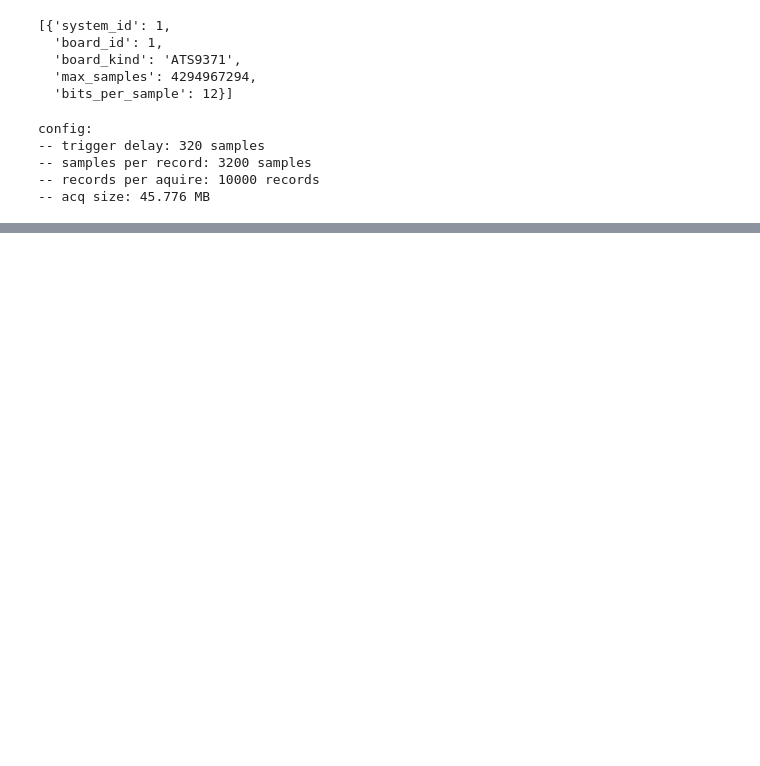
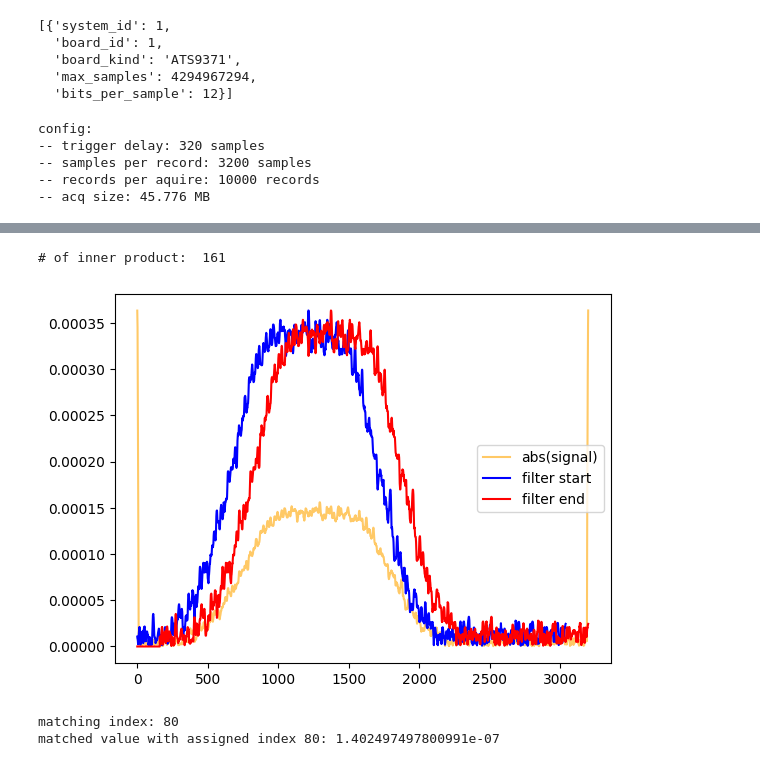
Before and after one commit to ElenBOT/tomography, a Jupyter notebook: usage_example.ipynb, the cells around one changed output, grey strips where cells are left out. Cells and saved outputs as stored; diff of their text form; code cells hidden in the pictures; blank space fills up the shorter version.

```diff
--- a/usage_example.ipynb
+++ b/usage_example.ipynb
@@ -200,3 +208,17 @@ tmm.plot_tmm_info(tmm_filter)
+# %%
+# usage2 - use convolution to match index
+tmm.regist_filter(np.abs(avg_demoded))
+tmm.pad_or_trim_filter(-80, -80)
+tmm.plot_tmm_info(np.abs(avg_demoded))
+s, matching_index = tmm.perform_tmm(np.abs(avg_demoded))
+print(f'matching index: {matching_index}')
+s, _ = tmm.perform_tmm(np.abs(avg_demoded), index=matching_index)
+print(f'matched value with assigned index {matching_index}: {s}')
+# %% [output]
+# of inner product:  161
+[figure, added]
+matching index: 80
+matched value with assigned index 80: 1.402497497800991e-07
 # %%
 # temporal mode matching - 2, transform into time independent mode
 
```
Also changed, not shown: parts of 10 cells of this notebook.
